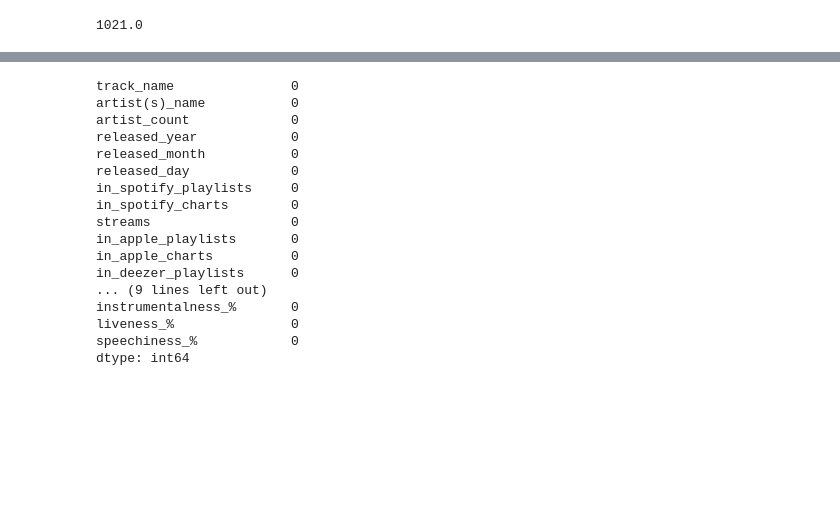
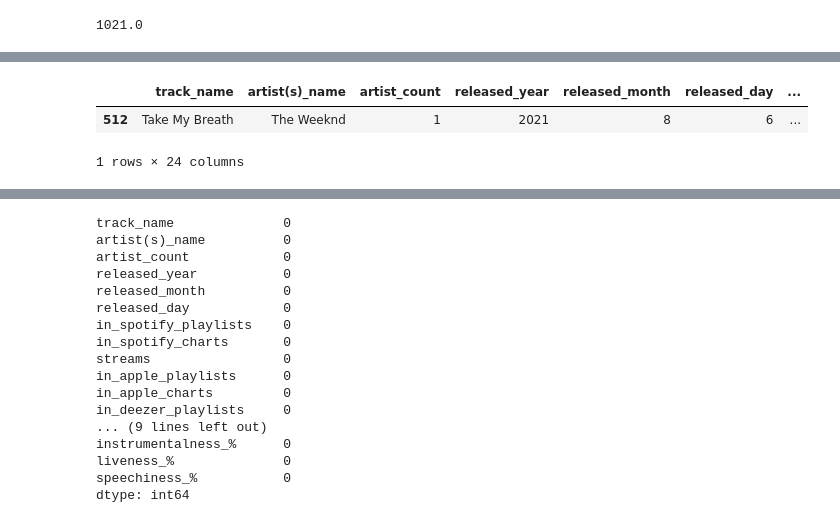
Before and after one commit to Angel0po/EDA_BON-AO, a Jupyter notebook: EDA_BON-AO.ipynb, the cells around one changed output, grey strips where cells are left out. Drawn from its saved outputs; the diff is of its cells as text; code cells hidden in the pictures; blank space fills up the shorter version.

```diff
--- a/EDA_BON-AO.ipynb
+++ b/EDA_BON-AO.ipynb
@@ -146,0 +232,6 @@ df_spotify['in_shazam_charts'].iloc[12]
+# %%
+df_spotify.loc[(df_spotify['track_name']=='Take My Breath')&(df_spotify['artist(s)_name']=='The Weeknd')]
+# %% [output]
+|  | track_name | artist(s)_name | artist_count | released_year | released_month | released_day | ... |
+| 512 | Take My Breath | The Weeknd | 1 | 2021 | 8 | 6 | ... |
+1 rows × 24 columns
```
Also changed, not shown: parts of 62 cells of this notebook.
